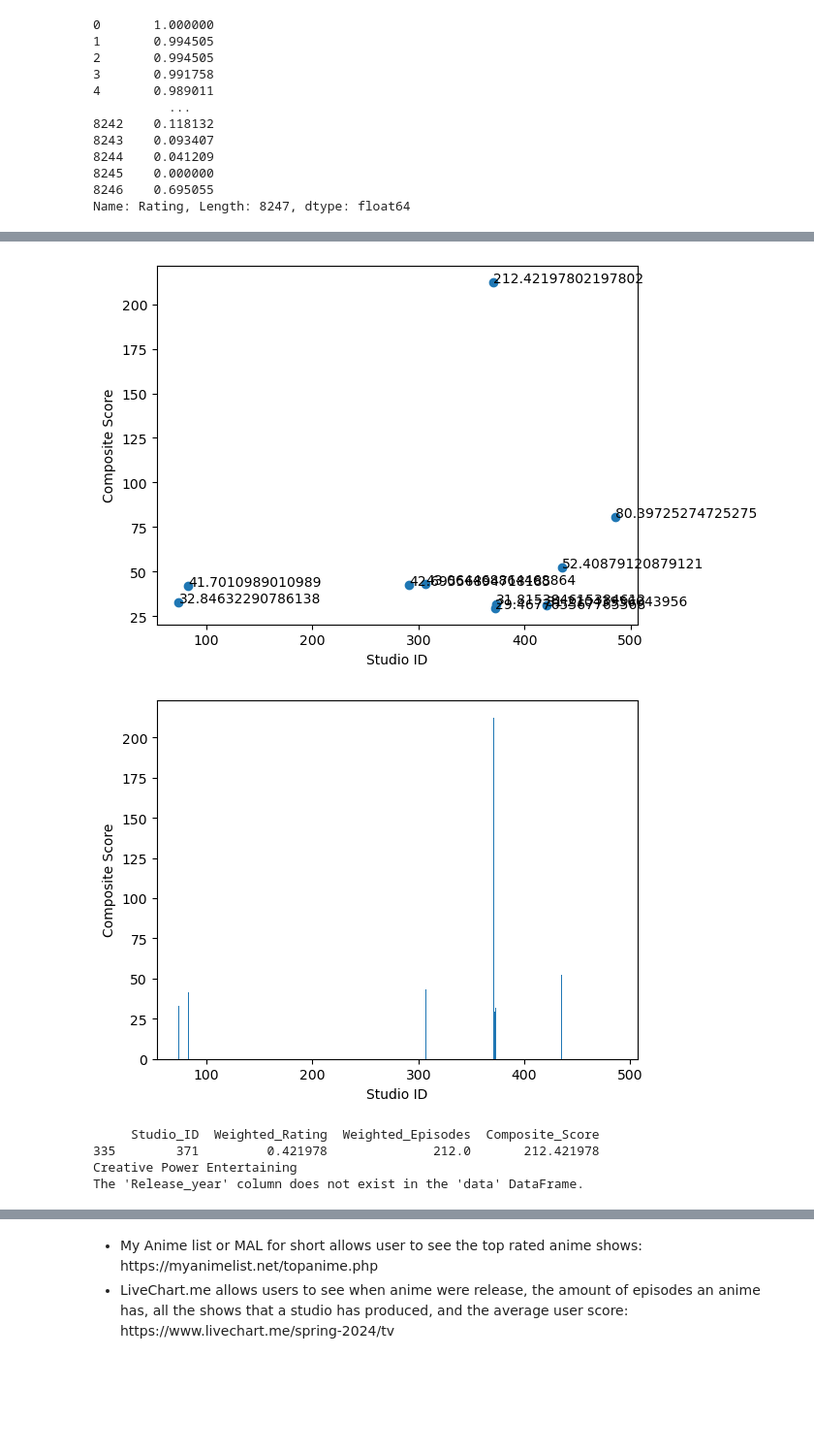
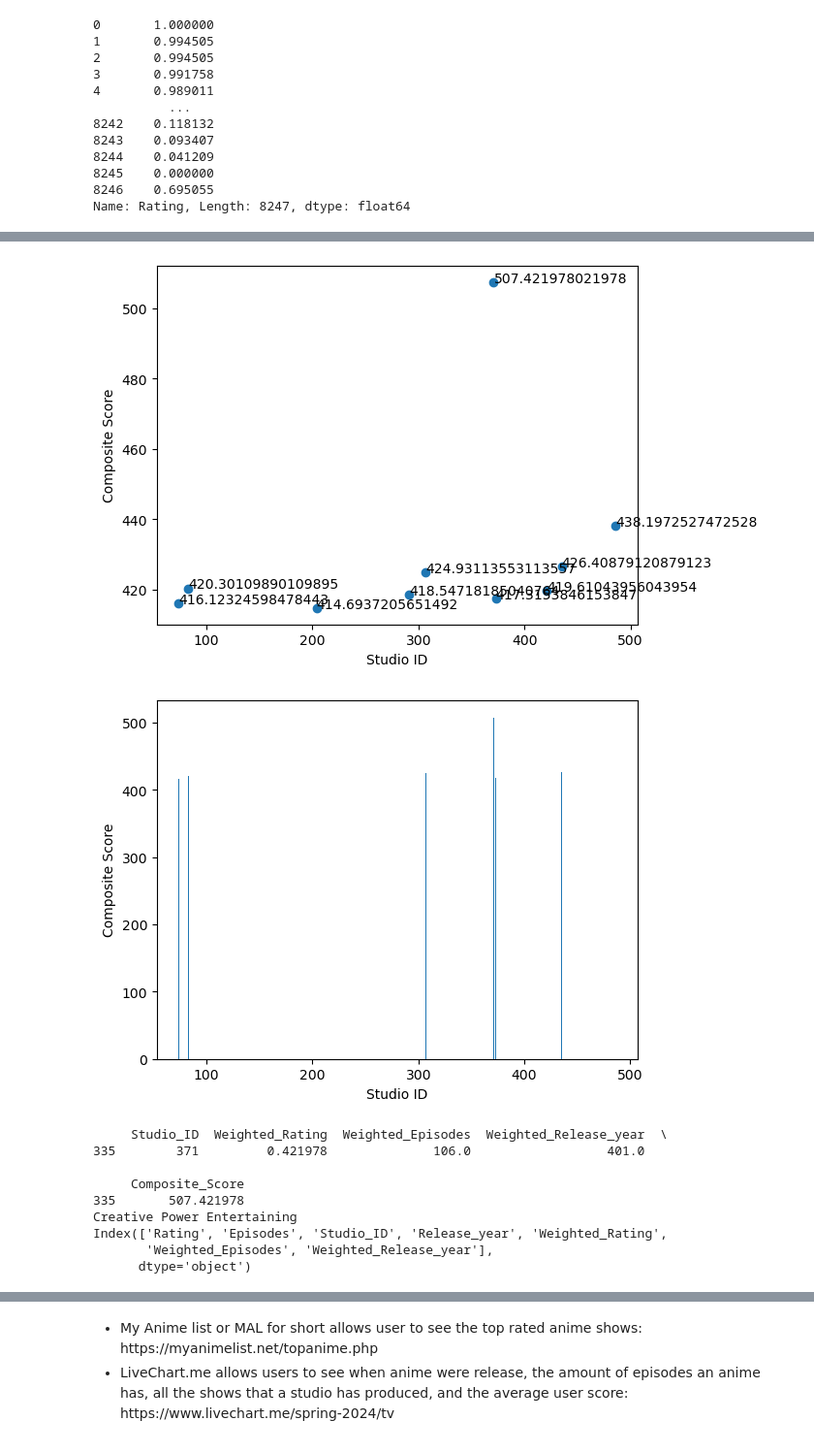
Before and after one commit to D00237535/DAV_CA, a Jupyter notebook: DAV.ipynb, the cells around one changed output, grey strips where cells are left out. Shown at 97% size. Cells and saved outputs as stored; diff of their text form; code cells hidden in the pictures; blank space fills up the shorter version.

Commit message:
Added some more scatter plots for more information

```diff
--- a/DAV.ipynb
+++ b/DAV.ipynb
@@ -210,6 +212,6 @@ Notes:
 [1] Standard Errors assume that the covariance matrix of the errors is correctly specified.
 0.39849448983843516
 # %%
-data = list(zip(data['Rating'], data['Episodes'], data['Studio_ID']))
+data = list(zip(data['Rating'], data['Episodes'], data['Studio_ID'], data['Release_year']))
 print(data)
 # %% [output]
@@ -217,5 +219,5 @@ print(data)
 # %%
-data = pd.DataFrame(data, columns=['Rating', 'Episodes', 'Studio_ID'])
+data = pd.DataFrame(data, columns=['Rating', 'Episodes', 'Studio_ID', 'Release_year'])
 model = sm.OLS(data['Rating'], data).fit()
 print(model.summary())
 print(model.scale**0.5)
@@ -291,12 +291,14 @@ Name: Rating, Length: 8247, dtype: float64
 # %%
 # Weighting and Aggregation
 data['Weighted_Rating'] = data['Rating'] * 0.6
-data['Weighted_Episodes'] = data['Episodes'] * 0.4
+data['Weighted_Episodes'] = data['Episodes'] * 0.2
+data['Weighted_Release_year'] = data['Release_year'] * 0.2
 
 # Aggregating by Studio_ID
 studio_grouped = data.groupby('Studio_ID').agg({
     'Weighted_Rating': 'mean',
-    'Weighted_Episodes': 'mean'
+    'Weighted_Episodes': 'mean',
+    'Weighted_Release_year': 'mean'
 }).reset_index()
 
 print(studio_grouped)
@@ -318,6 +320,6 @@ print(studio_grouped)
 # %%
 ##Getting final composite score
-studio_grouped['Composite_Score'] = studio_grouped['Weighted_Rating'] + studio_grouped['Weighted_Episodes']
+studio_grouped['Composite_Score'] = studio_grouped['Weighted_Rating'] + studio_grouped['Weighted_Episodes'] + studio_grouped['Weighted_Release_year']
 print(studio_grouped)
 
 #Getting the top 10 studios
@@ -344,20 +346,52 @@ plt.xlabel('Studio ID')
 plt.ylabel('Composite Score')
 plt.show()
 
-#print the top studio
+#printing out the top studio
 top_studio = top_studios.nlargest(1, 'Composite_Score')
 print(top_studio)
 
-#use the studio_dict to get the name of the top studio
+#Using the studio_dict to get the name of the top studio
 top_studio_name = {v: k for k, v in studio_dict.items()}[top_studio['Studio_ID'].values[0]]
 print(top_studio_name)
 
-#create a k-means clustering model using the release year and episodes columns and plot the clusters on a scatter plot
+print(data.columns)
+
+data.set_index(['Rating', 'Episodes', 'Studio_ID', 'Release_year', 'Weighted_Rating', 'Weighted_Episodes'])
+
+#create a k-means clustering model to find how the release year and episodes are related on a scatter plot
 kmeans = KMeans(n_clusters=3)
-kmeans.fit(data[['Release_year', 'Episodes']])
+kmeans.fit(data[['Episodes', 'Release_year']])
 data['Cluster'] = kmeans.labels_
-plt.scatter(data['Release_year'], data['Episodes'], c=data['Cluster'])
-plt.xlabel('Release Year')
-plt.ylabel('Episodes')
+plt.scatter(data['Episodes'], data['Release_year'], c=data['Cluster'])
+plt.xlabel('Episodes')
+plt.ylabel('Release Year')
 plt.show()
+
+#Print out the number of data points in each cluster
+print(data['Cluster'].value_counts())
+
+#Print out the numerical values of the clusters 1 that have a release year of 2015 or later
+cluster1 = data[data['Cluster'] == 1]
+cluster1 = cluster1[cluster1['Release_year'] >= 2015]
+cluster1_count = cluster1.shape[0]
+print(cluster1_count)
+
+#explaining what the clusters represent by colour
+print("=====================================================================================================")
+print("The clusters represent the relationship between the number of episodes and the release year of the anime.")
+print("The clusters are represented by different colors on the scatter plot.")
+print("=====================================================================================================")
+print("Cluster 0: Anime with a low number of episodes and a recent release year.")
+print("Cluster 1: Anime with a high number of episodes and an older release year.")
+print("Cluster 2: Anime with a moderate number of episodes and a moderate release year.")
+print("=====================================================================================================")
+
+
+#Using the data, find some outliers such as shows with a high number of episodes that were released recently and plot them on the same scatter plot
+outliers = data[(data['Episodes'] > 100) & (data['Release_year'] > 2015)]
+plt.scatter(data['Episodes'], data['Release_year'], c=data['Cluster'])
+plt.scatter(outliers['Episodes'], outliers['Release_year'], color='red')
+plt.xlabel('Episodes')
+plt.ylabel('Release Year')
+plt.show()
 # %% [output]
@@ -377,10 +411,15 @@ plt.show()
 =====================================================================================================
 The composite score is calculated by taking the weighted average of the rating and episodes of each show produced by the studio.
 The rating is weighted at 60% and the episodes are weighted at 40%. The composite score is the sum of the weighted rating and weighted episodes.
 =====================================================================================================
-[figure, old version]
+[figure, new version]
-[figure, old version]
+[figure, new version]
-     Studio_ID  Weighted_Rating  Weighted_Episodes  Composite_Score
-335        371         0.421978              212.0       212.421978
+     Studio_ID  Weighted_Rating  Weighted_Episodes  Weighted_Release_year  \
+335        371         0.421978              106.0                  401.0
+
+     Composite_Score
+335       507.421978
 Creative Power Entertaining
-The 'Release_year' column does not exist in the 'data' DataFrame.
+Index(['Rating', 'Episodes', 'Studio_ID', 'Release_year', 'Weighted_Rating',
+       'Weighted_Episodes', 'Weighted_Release_year'],
+      dtype='object')
```
Also changed, not shown: parts of 11 cells of this notebook.
